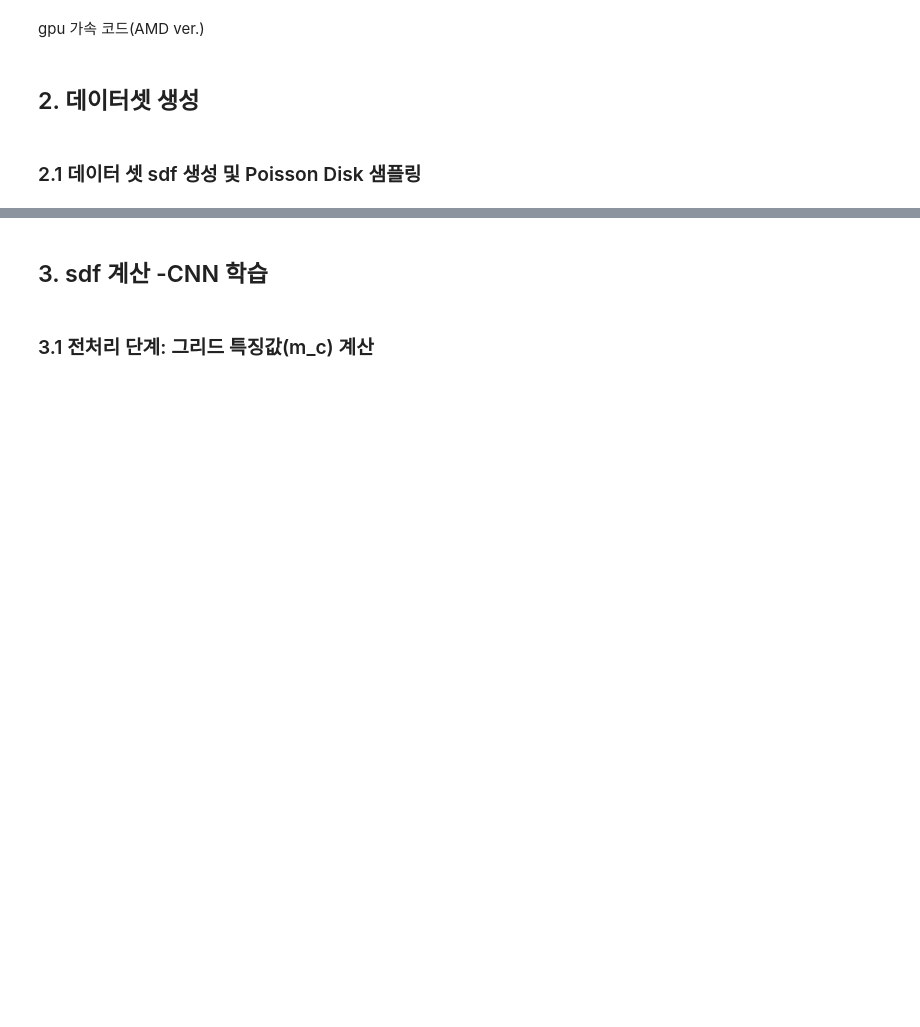
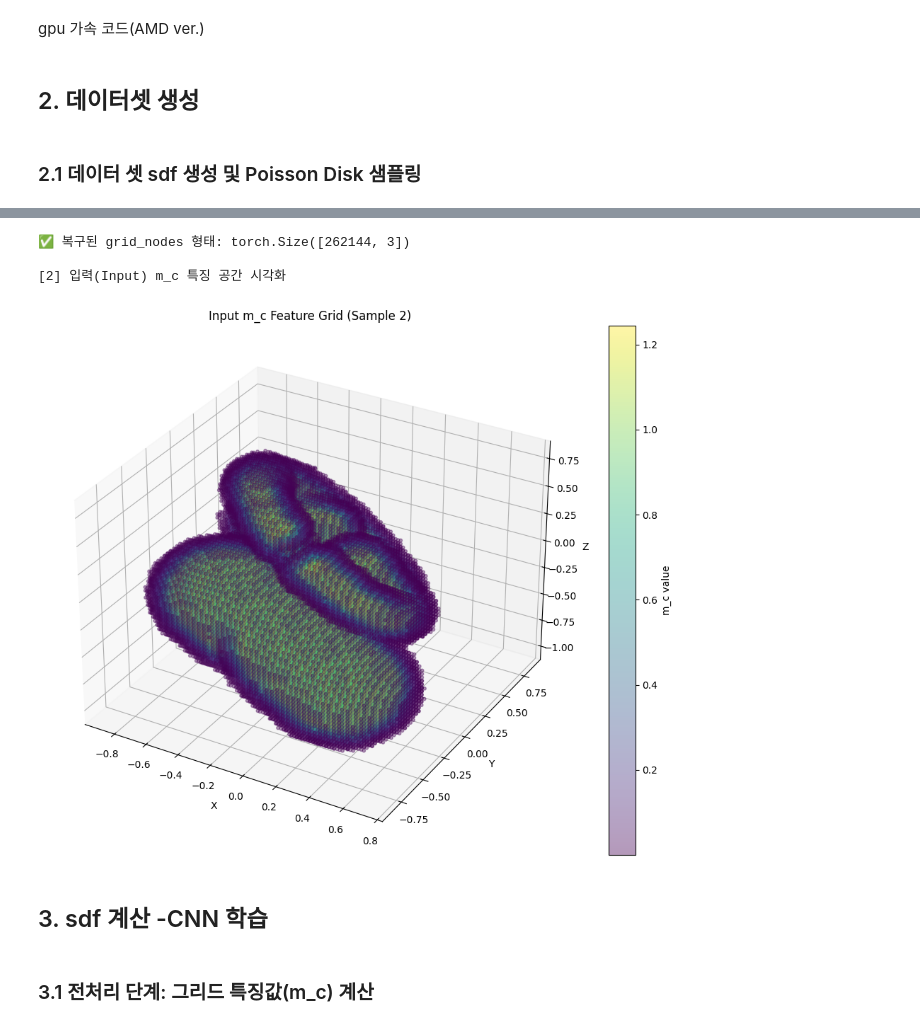
Before and after one commit to ybg1219/reconstruction, a Jupyter notebook: main.ipynb, the cells around one changed output, grey strips where cells are left out. Drawn from its saved outputs; the diff is of its cells as text; code cells hidden in the pictures; blank space fills up the shorter version.

```diff
--- a/main.ipynb
+++ b/main.ipynb
@@ -112,13 +149,35 @@ visualize_simulation(
 # %%
+# 1. 기존 Config 설정값 기준
+domain_size = 2.0
+resolution = 64
+
+min_bound = -domain_size / 2.0  # -1.0
+max_bound = domain_size / 2.0   # 1.0
+
+# 2. X, Y, Z 축 각각에 대해 -1.0 부터 1.0 까지 64등분한 좌표점 생성
+axis_coords = torch.linspace(min_bound, max_bound, resolution)
+
+# 3. 3차원 공간(Meshgrid)으로 확장하여 (64, 64, 64, 3) 형태의 텐서 생성
+X, Y, Z = torch.meshgrid(axis_coords, axis_coords, axis_coords, indexing='ij')
+
+# 4. 좌표들을 하나로 묶고 (262144, 3) 형태로 평탄화(Flatten)
+grid_nodes = torch.stack([X, Y, Z], dim=-1).reshape(-1, 3)
+
+print(f"✅ 복구된 grid_nodes 형태: {grid_nodes.shape}")
 
 # 4. [시각화 2] Input 3D CNN Features (파티클로부터 밀도 단위로 추출된 m_c 값)
 print("\n[2] 입력(Input) m_c 특징 공간 시각화")
 
 fig2 = visualize_feature_grid(
     m_c_grid=mc_grid,         # 앞서 파이프라인에서 나온 mc_grid 텐서 그대로 삽입
     grid_nodes=grid_nodes,    # 앞서 파이프라인에서 나온 grid_nodes 텐서 그대로 삽입
     title=f"Input m_c Feature Grid (Sample {sample_idx})"
 )
+# %% [output]
+✅ 복구된 grid_nodes 형태: torch.Size([262144, 3])
+
+[2] 입력(Input) m_c 특징 공간 시각화
+[figure, added]
 # %% [markdown]
 ## 3. sdf 계산 -CNN 학습
 # %% [markdown]
```
Also changed, not shown: parts of 20 cells of this notebook, 2 other files.
